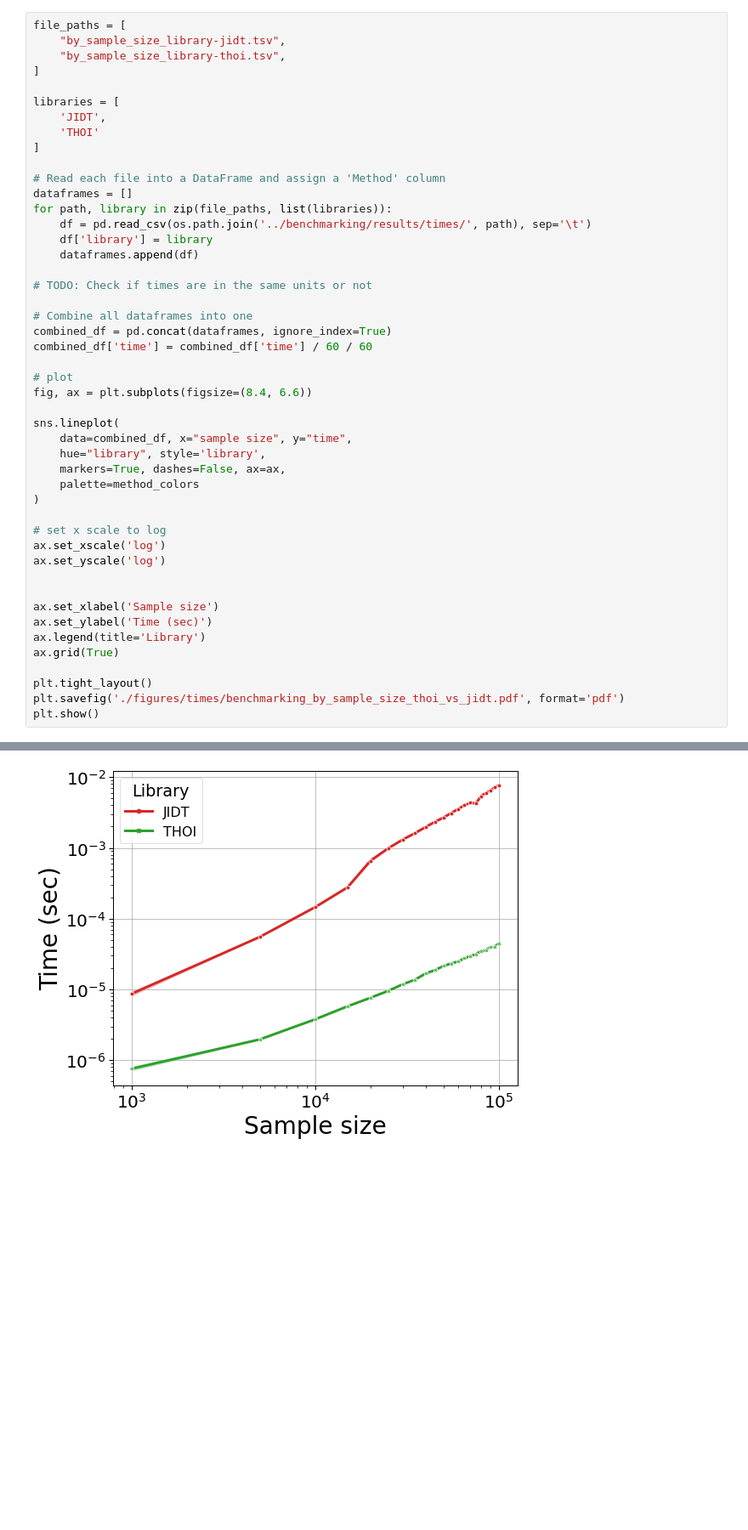
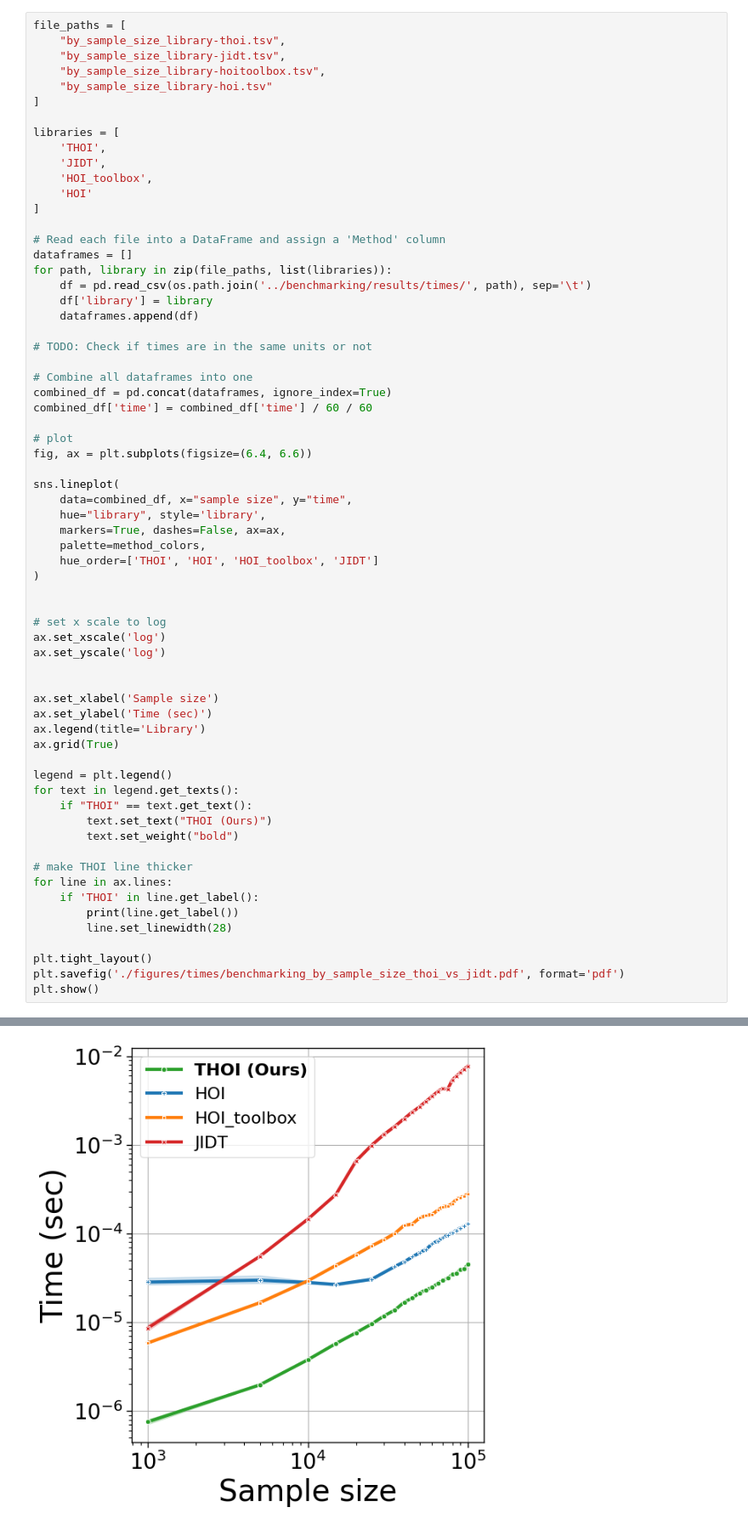
Before and after one commit to Laouen/Oinformation, a Jupyter notebook: analysis/fig2_time_benchmarking.ipynb, the cells around one changed output, grey strips where cells are left out. Shown at 85% size. Drawn from its saved outputs; the diff is of its cells as text; blank space fills up the shorter version.

```diff
--- a/analysis/fig2_time_benchmarking.ipynb
+++ b/analysis/fig2_time_benchmarking.ipynb
@@ -307,12 +300,16 @@ See the caveats in the documentation: https://pandas.pydata.org/pandas-docs/stab
 # %%
 file_paths = [
+    "by_sample_size_library-thoi.tsv",
     "by_sample_size_library-jidt.tsv",
-    "by_sample_size_library-thoi.tsv",
+    "by_sample_size_library-hoitoolbox.tsv",
+    "by_sample_size_library-hoi.tsv"
 ]
 
 libraries = [
+    'THOI',
     'JIDT',
-    'THOI'
+    'HOI_toolbox',
+    'HOI'
 ]
 
 # Read each file into a DataFrame and assign a 'Method' column
@@ -329,14 +326,16 @@ combined_df = pd.concat(dataframes, ignore_index=True)
 combined_df['time'] = combined_df['time'] / 60 / 60
 
 # plot
-fig, ax = plt.subplots(figsize=(8.4, 6.6))
+fig, ax = plt.subplots(figsize=(6.4, 6.6))
 
 sns.lineplot(
     data=combined_df, x="sample size", y="time",
     hue="library", style='library',
     markers=True, dashes=False, ax=ax,
-    palette=method_colors
+    palette=method_colors,
+    hue_order=['THOI', 'HOI', 'HOI_toolbox', 'JIDT']
 )
+
 
 # set x scale to log
 ax.set_xscale('log')
@@ -348,6 +347,18 @@ ax.set_ylabel('Time (sec)')
 ax.legend(title='Library')
 ax.grid(True)
 
+legend = plt.legend()
+for text in legend.get_texts():
+    if "THOI" == text.get_text():
+        text.set_text("THOI (Ours)")
+        text.set_weight("bold")
+
+# make THOI line thicker
+for line in ax.lines:
+    if 'THOI' in line.get_label():
+        print(line.get_label())
+        line.set_linewidth(28)
+
 plt.tight_layout()
 plt.savefig('./figures/times/benchmarking_by_sample_size_thoi_vs_jidt.pdf', format='pdf')
 plt.show()
@@ -355,4 +367,4 @@ plt.show()
-[figure, old version]
+[figure, new version]
 # %%
 df = pd.read_csv('/home/laouen.belloli/Documents/git/Oinformation/benchmarking/results/times/single_vs_listed_datasets.tsv', sep='\t')
 
```
Also changed, not shown: parts of 5 cells of this notebook, 14 other files.
